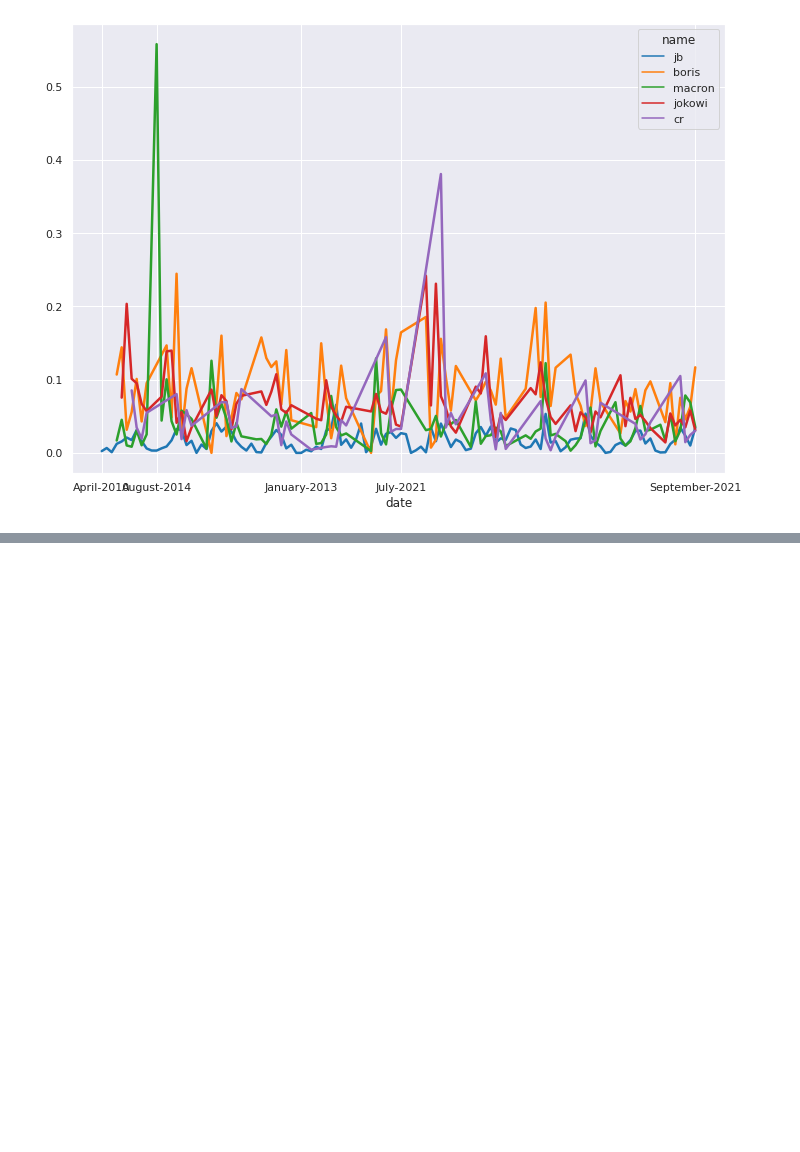
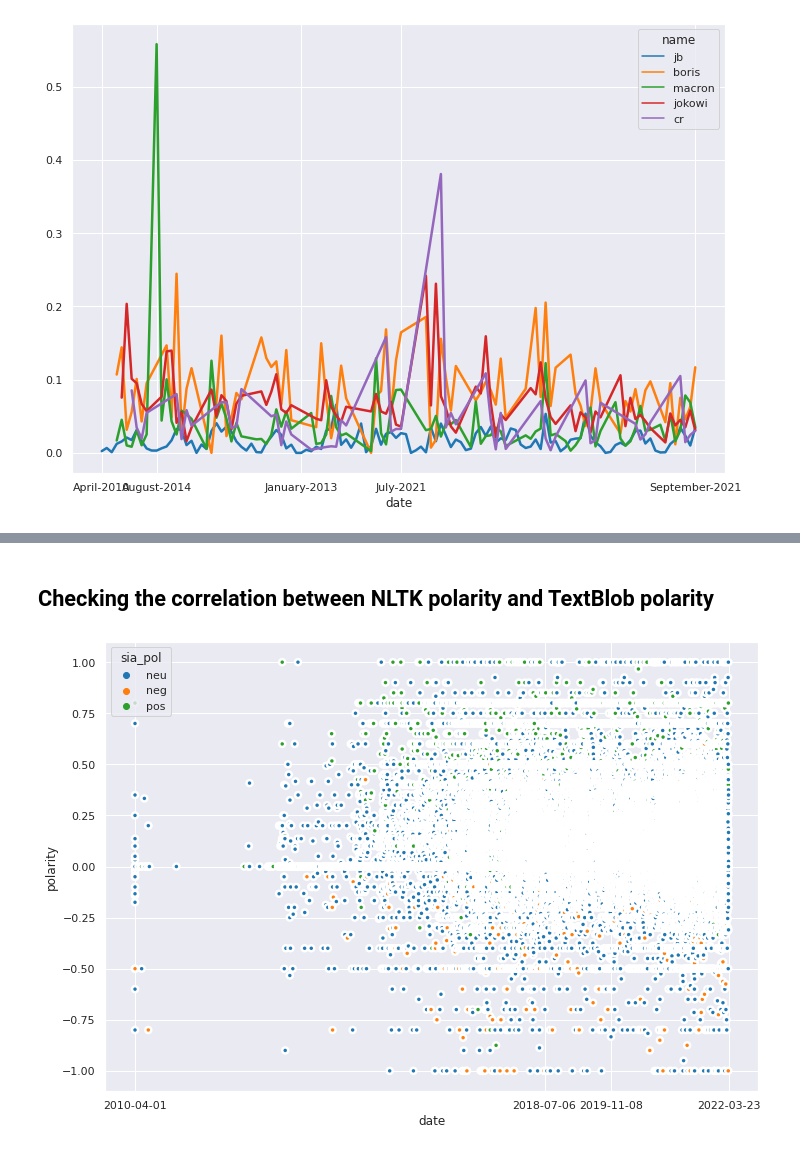
Before and after one commit to reichardtma/prestweets, a Jupyter notebook: notebooks/Data Visualisation.ipynb, the cells around one changed output, grey strips where cells are left out. Saved outputs shown, nothing was run; the diff lists cells and outputs as text; code cells hidden in the pictures; blank space fills up the shorter version.

Commit message:
Tried new sentiment analysis.

```diff
--- a/notebooks/Data Visualisation.ipynb
+++ b/notebooks/Data Visualisation.ipynb
@@ -201,0 +215,14 @@ plt.show()
+# %%
+def sia_pol(tweet):
+    sia = SentimentIntensityAnalyzer()
+    polarity = [sia.polarity_scores(tweet)['neg'], sia.polarity_scores(tweet)['neu'],
+                                sia.polarity_scores(tweet)['pos']]
+    return polarity.index(max(polarity))
+
+pres['sia_pol'] = pres['clean_translation'].apply(sia_pol)
+# %%
+def pol_score(tweet):
+    sia = SentimentIntensityAnalyzer()
+    return sia.polarity_scores(tweet)['compound']
+
+pres['pol_score'] = pres['clean_translation'].apply(pol_score)
@@ -201,0 +253,12 @@ plt.show()
+# %%
+def decoder(index):
+    if index == 0:
+        index = 'neg'
+    elif index == 1:
+        index = 'neu'
+    else:
+        index = 'pos'
+    return index
+pres['sia_pol'] = pres['sia_pol'].apply(decoder)
+# %%
+pres = pres.drop(columns=['sia_polarity'])
@@ -201,0 +274,13 @@ plt.show()
+# %% [markdown]
+## Checking the correlation between NLTK polarity and TextBlob polarity
+# %%
+sns.set(rc={'figure.figsize':(11.7,8.27)})
+sns.scatterplot(data=pres, x = pres.date, y = pres.polarity,
+             hue= pres.sia_pol, palette="tab10", linewidth=2.5)
+plt.xticks([pres.date.min(),pres.date[len(pres.date)//3],
+            pres.date[len(pres.date)//2], pres.date.max()],
+           [f'{pres.date.min()}', f'{pres.date[len(pres.date)//3]}',
+            f'{pres.date[len(pres.date)//2]}',f'{pres.date.max()}'])
+plt.show()
+# %% [output]
+[figure, added]
```
Also changed, not shown: parts of 13 cells of this notebook.
